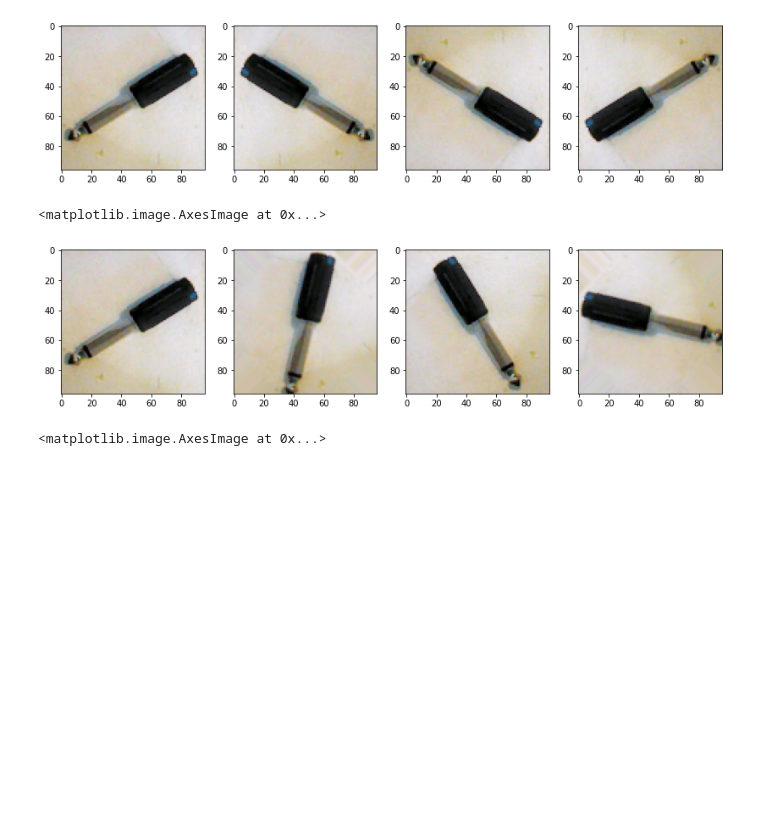
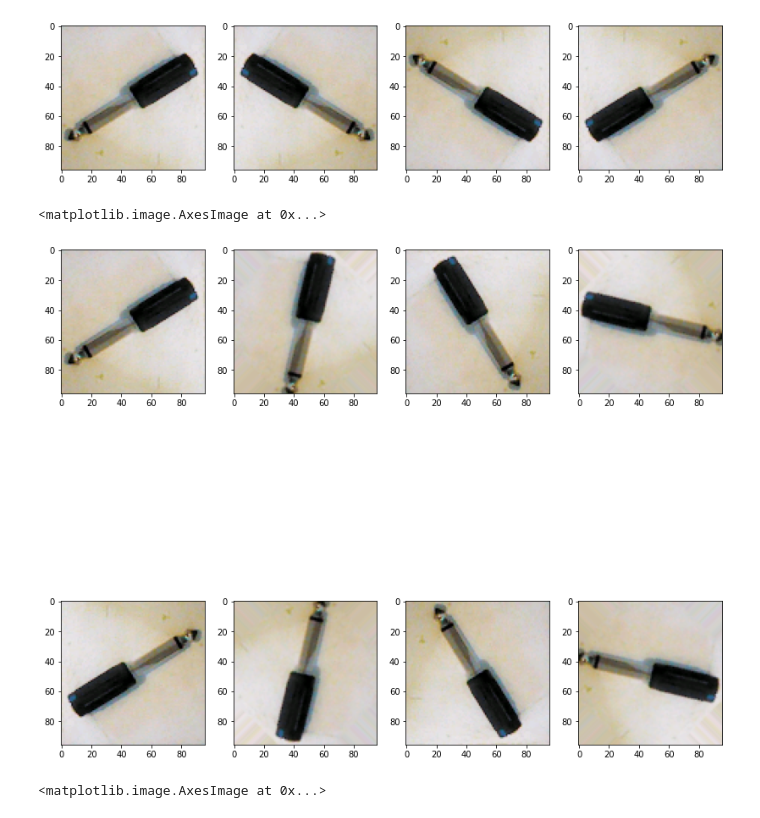
Before and after one commit to eeuwevandijk/computer-vision-with-embedded-machine-learning, a Jupyter notebook: Data Augmentation/image_transforms_demo.ipynb, the cells around one changed output. Cells and saved outputs as stored; diff of their text form; code cells hidden in the pictures; blank space fills up the shorter version.

```diff
--- a/Data Augmentation/image_transforms_demo.ipynb
+++ b/Data Augmentation/image_transforms_demo.ipynb
@@ -86,21 +86,28 @@ axs[3].imshow(flip_3, vmin=0, vmax=255)
 # %%
 ### Rotate
 
-# Create 3 rotations at the 45, 90, 135. Note that rotate() normalizes values, so we need to keep
-# them in the 0..255 integer range.
+# Create 7 rotations at the 45, 90, 135,... 270
 rot_1 = skimage.transform.rotate(img, angle=45, mode='edge', preserve_range=True).astype(np.uint8)
 rot_2 = skimage.transform.rotate(img, angle=90, mode='edge', preserve_range=True).astype(np.uint8)
 rot_3 = skimage.transform.rotate(img, angle=135, mode='edge', preserve_range=True).astype(np.uint8)
+rot_4 = skimage.transform.rotate(img, angle=180, mode='edge', preserve_range=True).astype(np.uint8)
+rot_5 = skimage.transform.rotate(img, angle=225, mode='edge', preserve_range=True).astype(np.uint8)
+rot_6 = skimage.transform.rotate(img, angle=270, mode='edge', preserve_range=True).astype(np.uint8)
+rot_7 = skimage.transform.rotate(img, angle=315, mode='edge', preserve_range=True).astype(np.uint8)
 
 # Show the original and the transforms
-figs, axs = plt.subplots(1, 4, figsize=(14, 14))
-axs[0].imshow(img, vmin=0, vmax=255)
-axs[1].imshow(rot_1, vmin=0, vmax=255)
-axs[2].imshow(rot_2, vmin=0, vmax=255)
-axs[3].imshow(rot_3, vmin=0, vmax=255)
+figs, axs = plt.subplots(2, 4, figsize=(14, 14))
+axs[0,0].imshow(img, vmin=0, vmax=255)
+axs[0,1].imshow(rot_1, vmin=0, vmax=255)
+axs[0,2].imshow(rot_2, vmin=0, vmax=255)
+axs[0,3].imshow(rot_3, vmin=0, vmax=255)
+axs[1,0].imshow(rot_4, vmin=0, vmax=255)
+axs[1,1].imshow(rot_5, vmin=0, vmax=255)
+axs[1,2].imshow(rot_6, vmin=0, vmax=255)
+axs[1,3].imshow(rot_7, vmin=0, vmax=255)
 # %% [output]
 <matplotlib.image.AxesImage at 0x...>
-[figure, old version]
+[figure, new version]
 # %%
 ### Scale and randomly crop
 
```
